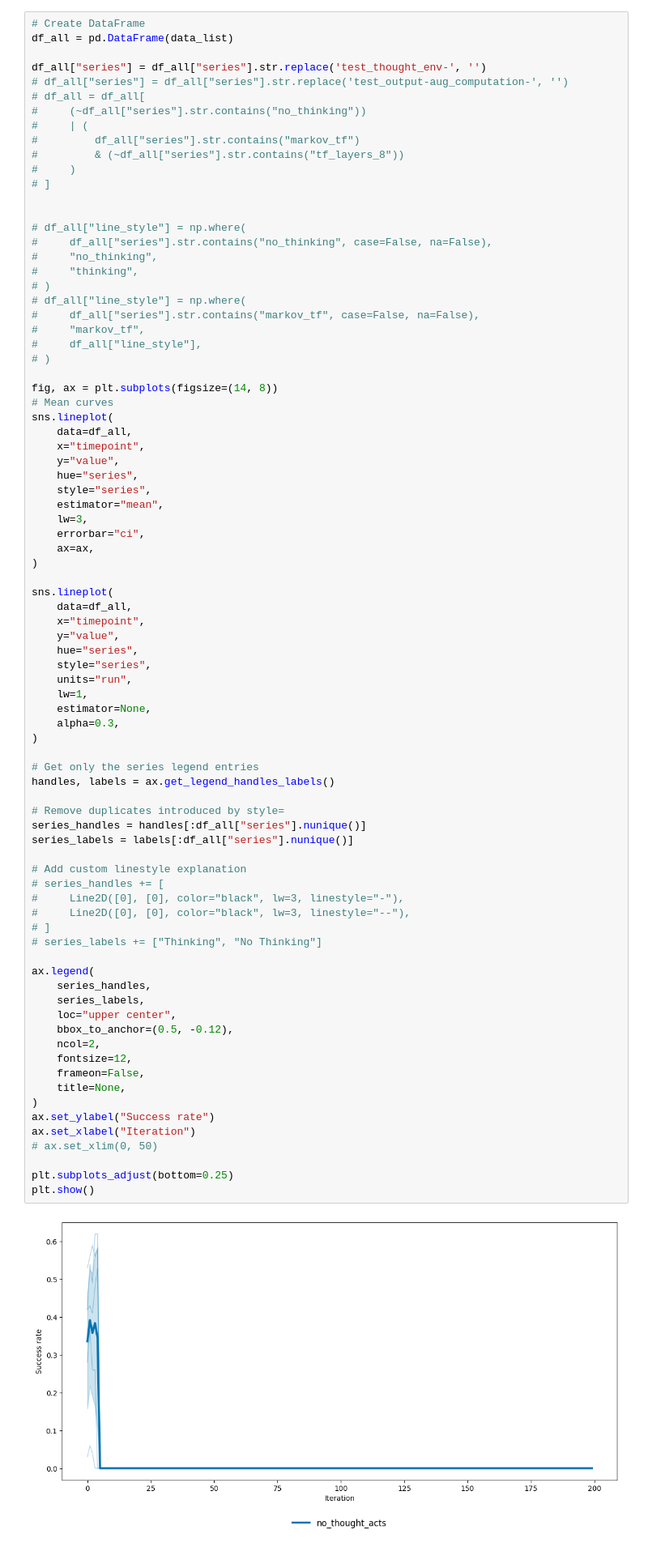
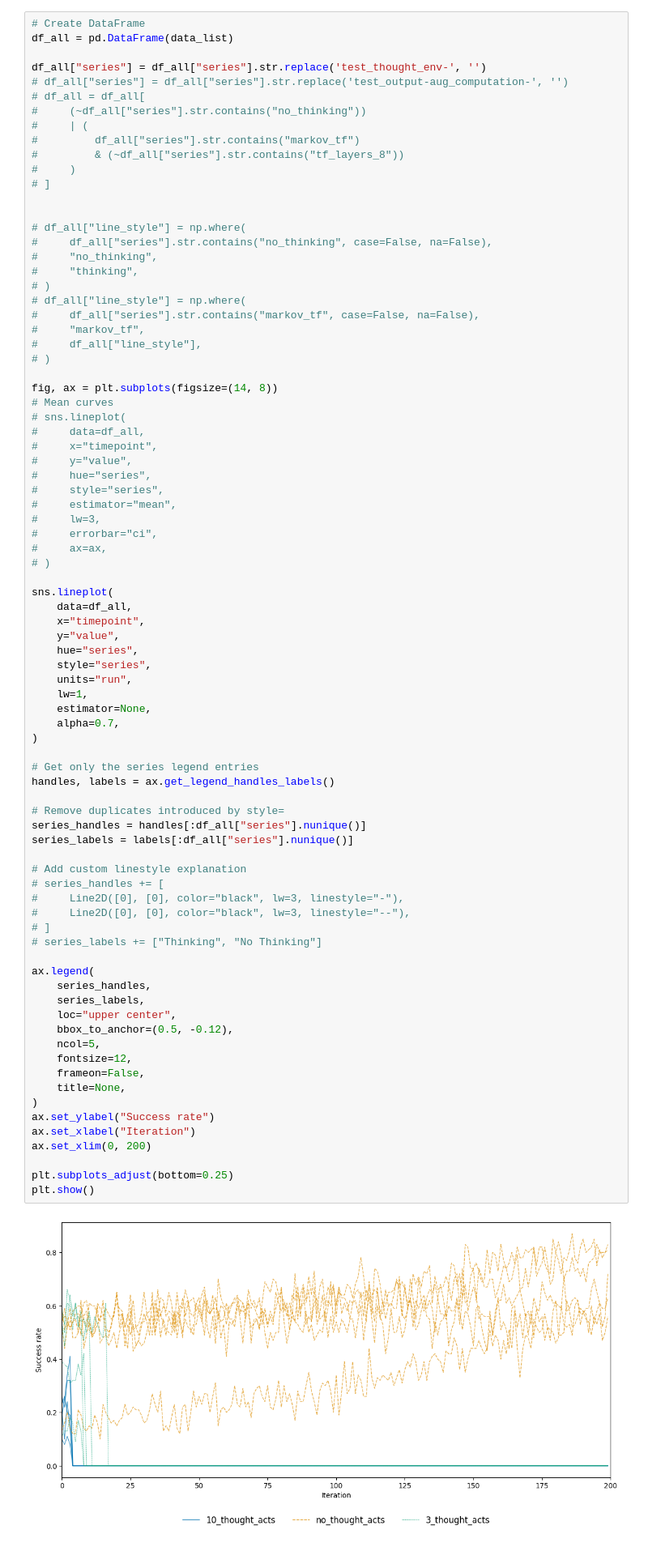
Before and after one commit to chanb/thinking-as-control, a Jupyter notebook: plot.ipynb, the cells around one changed output. Shown at 81% size. Saved outputs shown, nothing was run; the diff lists cells and outputs as text.

```diff
--- a/plot.ipynb
+++ b/plot.ipynb
@@ -77,17 +78,17 @@ df_all["series"] = df_all["series"].str.replace('test_thought_env-', '')
 
 fig, ax = plt.subplots(figsize=(14, 8))
 # Mean curves
-sns.lineplot(
-    data=df_all,
-    x="timepoint",
-    y="value",
-    hue="series",
-    style="series",
-    estimator="mean",
-    lw=3,
-    errorbar="ci",
-    ax=ax,
-)
+# sns.lineplot(
+#     data=df_all,
+#     x="timepoint",
+#     y="value",
+#     hue="series",
+#     style="series",
+#     estimator="mean",
+#     lw=3,
+#     errorbar="ci",
+#     ax=ax,
+# )
 
 sns.lineplot(
     data=df_all,
@@ -98,38 +99,38 @@ sns.lineplot(
     units="run",
     lw=1,
     estimator=None,
-    alpha=0.3,
+    alpha=0.7,
 )
 
 # Get only the series legend entries
 handles, labels = ax.get_legend_handles_labels()
 
 # Remove duplicates introduced by style=
 series_handles = handles[:df_all["series"].nunique()]
 series_labels = labels[:df_all["series"].nunique()]
 
 # Add custom linestyle explanation
 # series_handles += [
 #     Line2D([0], [0], color="black", lw=3, linestyle="-"),
 #     Line2D([0], [0], color="black", lw=3, linestyle="--"),
 # ]
 # series_labels += ["Thinking", "No Thinking"]
 
 ax.legend(
     series_handles,
     series_labels,
     loc="upper center",
     bbox_to_anchor=(0.5, -0.12),
-    ncol=2,
+    ncol=5,
     fontsize=12,
     frameon=False,
     title=None,
 )
 ax.set_ylabel("Success rate")
 ax.set_xlabel("Iteration")
-# ax.set_xlim(0, 50)
+ax.set_xlim(0, 200)
 
 plt.subplots_adjust(bottom=0.25)
 plt.show()
 # %% [output]
-[figure, old version]
+[figure, new version]
```
Also changed, not shown: parts of 2 cells of this notebook, 4 other files.
